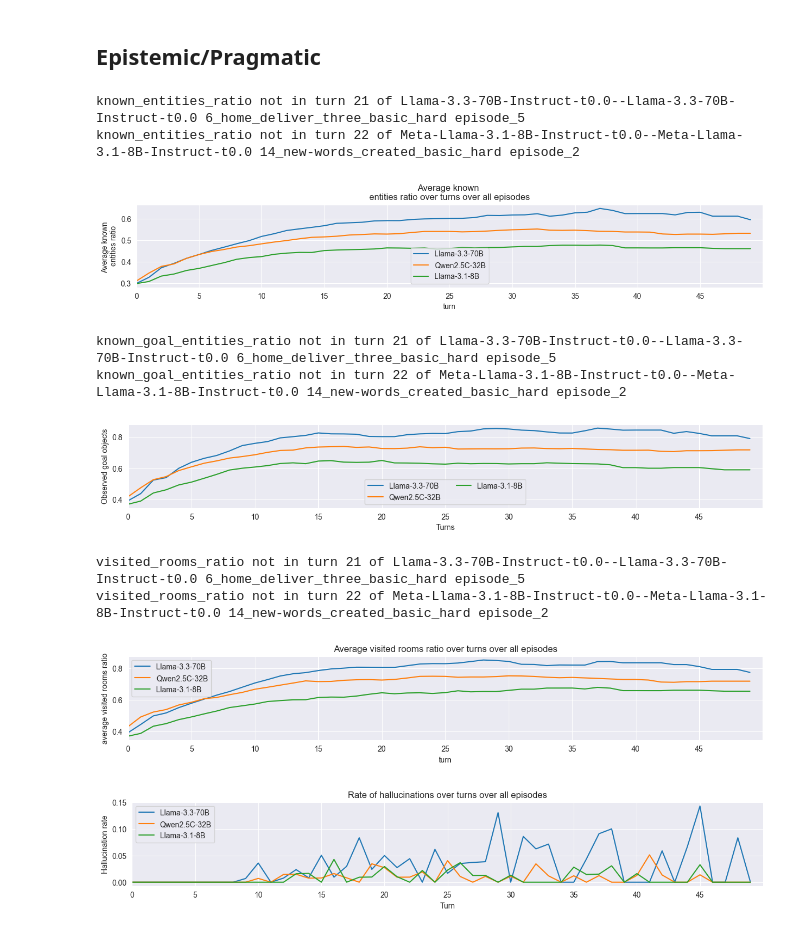
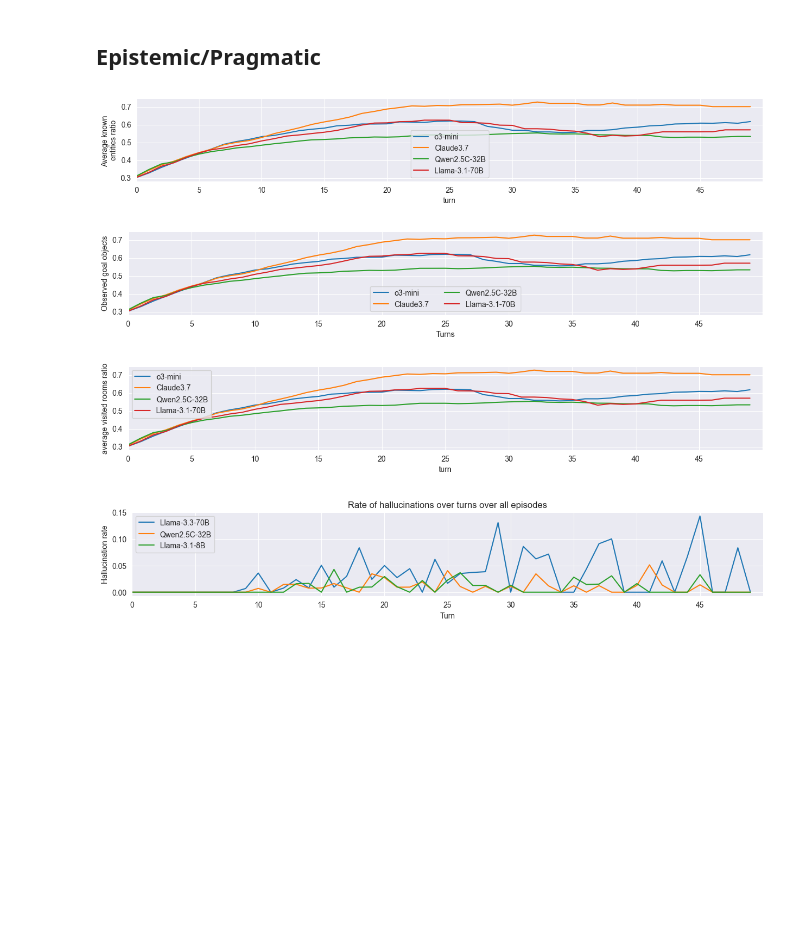
Before and after one commit to jmccardle/AdventureClemGame, a Jupyter notebook: adventuregame_eval_2_3.ipynb, the cells around one changed output. Drawn from its saved outputs; the diff is of its cells as text; code cells hidden in the pictures; blank space fills up the shorter version.

```diff
--- a/adventuregame_eval_2_3.ipynb
+++ b/adventuregame_eval_2_3.ipynb
@@ -1669,40 +1670,41 @@ variants = ["0_home_deliver_three_basic_easy",
 "12_new-words_home-delivery_easy_basic_easy",
 "13_new-words_home-delivery_medium_basic_medium",
 "14_new-words_created_basic_hard"]
 
 fig, ax = plt.subplots(figsize=(15, 2))
 
-# ax.plot(get_avg_turns_score("o3-mini-2025-01-31-t0.0--o3-mini-2025-01-31-t0.0", variants, "known_entities_ratio"), label="o3-mini")
+ax.plot(get_avg_turns_score("o3-mini-2025-01-31-t0.0--o3-mini-2025-01-31-t0.0", variants, "known_entities_ratio"), label="o3-mini")
 # ax.plot(get_avg_turns_score("claude-3-5-sonnet-20241022-t0.0--claude-3-5-sonnet-20241022-t0.0", variants, "known_entities_ratio"), label="Claude3.5")
-ax.plot(get_avg_turns_score("Llama-3.3-70B-Instruct-t0.0--Llama-3.3-70B-Instruct-t0.0", variants, "known_entities_ratio"), label="Llama-3.3-70B")
+ax.plot(get_avg_turns_score("claude-3-7-sonnet-20250219-t0.0--claude-3-7-sonnet-20250219-t0.0", variants, "known_entities_ratio"), label="Claude3.7")
+# ax.plot(get_avg_turns_score("Llama-3.3-70B-Instruct-t0.0--Llama-3.3-70B-Instruct-t0.0", variants, "known_entities_ratio"), label="Llama-3.3-70B")
 ax.plot(get_avg_turns_score("Qwen2.5-Coder-32B-Instruct-t0.0--Qwen2.5-Coder-32B-Instruct-t0.0", variants, "known_entities_ratio"), label="Qwen2.5C-32B")
-ax.plot(get_avg_turns_score("Meta-Llama-3.1-8B-Instruct-t0.0--Meta-Llama-3.1-8B-Instruct-t0.0", variants, "known_entities_ratio"), label="Llama-3.1-8B")
+# ax.plot(get_avg_turns_score("Meta-Llama-3.1-8B-Instruct-t0.0--Meta-Llama-3.1-8B-Instruct-t0.0", variants, "known_entities_ratio"), label="Llama-3.1-8B")
+ax.plot(get_avg_turns_score("Meta-Llama-3.1-70B-Instruct-t0.0--Meta-Llama-3.1-70B-Instruct-t0.0", variants, "known_entities_ratio"), label="Llama-3.1-70B")
 
 metric_name = "known \nentities ratio"
 
 ax.set(xlabel='turn', ylabel=f'Average {metric_name}',
-       title=f'Average {metric_name} over turns over all episodes')
+       # title=f'Average {metric_name} over turns over all episodes'
+       )
 # ax.grid()
 
 plt.xlim([0,50])
 plt.xticks(np.arange(0, 50, step=5))
 
 # plt.ylim([0,0.3])
 # plt.yticks(np.arange(0, 0.25, step=0.2))
 
 
 # plt.legend(bbox_to_anchor=(0.83, 1.1), loc="upper right")
 # plt.legend()
 plt.legend(loc="lower center")
 
 fig.savefig("results/top_models_known_entities_ratio_all.pdf", format="pdf", bbox_inches="tight")
 fig.savefig("results/top_models_known_entities_ratio_all.png")
 
 plt.show()
 # %% [output]
-known_entities_ratio not in turn 21 of Llama-3.3-70B-Instruct-t0.0--Llama-3.3-70B-Instruct-t0.0 6_home_deliver_three_basic_hard episode_5
-known_entities_ratio not in turn 22 of Meta-Llama-3.1-8B-Instruct-t0.0--Meta-Llama-3.1-8B-Instruct-t0.0 14_new-words_created_basic_hard episode_2
-[figure, old version]
+[figure, new version]
 # %%
 variants = ["0_home_deliver_three_basic_easy",
 "1_home_deliver_three_basic_preexplore_easy",
@@ -1724,11 +1726,13 @@ fig, ax = plt.subplots(figsize=(15, 2))
 
 metric = "known_goal_entities_ratio"
 
-# ax.plot(get_avg_turns_score("o3-mini-2025-01-31-t0.0--o3-mini-2025-01-31-t0.0", variants, metric), label="o3-mini")
-# ax.plot(get_avg_turns_score("claude-3-5-sonnet-20241022-t0.0--claude-3-5-sonnet-20241022-t0.0", variants, metric), label="Claude3.5")
-ax.plot(get_avg_turns_score("Llama-3.3-70B-Instruct-t0.0--Llama-3.3-70B-Instruct-t0.0", variants, metric), label="Llama-3.3-70B")
-ax.plot(get_avg_turns_score("Qwen2.5-Coder-32B-Instruct-t0.0--Qwen2.5-Coder-32B-Instruct-t0.0", variants, metric), label="Qwen2.5C-32B")
-ax.plot(get_avg_turns_score("Meta-Llama-3.1-8B-Instruct-t0.0--Meta-Llama-3.1-8B-Instruct-t0.0", variants, metric), label="Llama-3.1-8B")
+ax.plot(get_avg_turns_score("o3-mini-2025-01-31-t0.0--o3-mini-2025-01-31-t0.0", variants, "known_entities_ratio"), label="o3-mini")
+# ax.plot(get_avg_turns_score("claude-3-5-sonnet-20241022-t0.0--claude-3-5-sonnet-20241022-t0.0", variants, "known_entities_ratio"), label="Claude3.5")
+ax.plot(get_avg_turns_score("claude-3-7-sonnet-20250219-t0.0--claude-3-7-sonnet-20250219-t0.0", variants, "known_entities_ratio"), label="Claude3.7")
+# ax.plot(get_avg_turns_score("Llama-3.3-70B-Instruct-t0.0--Llama-3.3-70B-Instruct-t0.0", variants, "known_entities_ratio"), label="Llama-3.3-70B")
+ax.plot(get_avg_turns_score("Qwen2.5-Coder-32B-Instruct-t0.0--Qwen2.5-Coder-32B-Instruct-t0.0", variants, "known_entities_ratio"), label="Qwen2.5C-32B")
+# ax.plot(get_avg_turns_score("Meta-Llama-3.1-8B-Instruct-t0.0--Meta-Llama-3.1-8B-Instruct-t0.0", variants, "known_entities_ratio"), label="Llama-3.1-8B")
+ax.plot(get_avg_turns_score("Meta-Llama-3.1-70B-Instruct-t0.0--Meta-Llama-3.1-70B-Instruct-t0.0", variants, "known_entities_ratio"), label="Llama-3.1-70B")
 
 metric_name = "Observed goal objects"
 
@@ -1747,9 +1751,7 @@ fig.savefig("results/known_goal_entities_ratio.png")
 
 plt.show()
 # %% [output]
-known_goal_entities_ratio not in turn 21 of Llama-3.3-70B-Instruct-t0.0--Llama-3.3-70B-Instruct-t0.0 6_home_deliver_three_basic_hard episode_5
-known_goal_entities_ratio not in turn 22 of Meta-Llama-3.1-8B-Instruct-t0.0--Meta-Llama-3.1-8B-Instruct-t0.0 14_new-words_created_basic_hard episode_2
-[figure, old version]
+[figure, new version]
 # %%
 variants = ["0_home_deliver_three_basic_easy",
 "1_home_deliver_three_basic_preexplore_easy",
@@ -1771,16 +1773,19 @@ fig, ax = plt.subplots(figsize=(15, 2))
 
 metric = "visited_rooms_ratio"
 
-# ax.plot(get_avg_turns_score("o3-mini-2025-01-31-t0.0--o3-mini-2025-01-31-t0.0", variants, metric), label="o3-mini")
-# ax.plot(get_avg_turns_score("claude-3-5-sonnet-20241022-t0.0--claude-3-5-sonnet-20241022-t0.0", variants, metric), label="Claude3.5")
-ax.plot(get_avg_turns_score("Llama-3.3-70B-Instruct-t0.0--Llama-3.3-70B-Instruct-t0.0", variants, metric), label="Llama-3.3-70B")
-ax.plot(get_avg_turns_score("Qwen2.5-Coder-32B-Instruct-t0.0--Qwen2.5-Coder-32B-Instruct-t0.0", variants, metric), label="Qwen2.5C-32B")
-ax.plot(get_avg_turns_score("Meta-Llama-3.1-8B-Instruct-t0.0--Meta-Llama-3.1-8B-Instruct-t0.0", variants, metric), label="Llama-3.1-8B")
+ax.plot(get_avg_turns_score("o3-mini-2025-01-31-t0.0--o3-mini-2025-01-31-t0.0", variants, "known_entities_ratio"), label="o3-mini")
+# ax.plot(get_avg_turns_score("claude-3-5-sonnet-20241022-t0.0--claude-3-5-sonnet-20241022-t0.0", variants, "known_entities_ratio"), label="Claude3.5")
+ax.plot(get_avg_turns_score("claude-3-7-sonnet-20250219-t0.0--claude-3-7-sonnet-20250219-t0.0", variants, "known_entities_ratio"), label="Claude3.7")
+# ax.plot(get_avg_turns_score("Llama-3.3-70B-Instruct-t0.0--Llama-3.3-70B-Instruct-t0.0", variants, "known_entities_ratio"), label="Llama-3.3-70B")
+ax.plot(get_avg_turns_score("Qwen2.5-Coder-32B-Instruct-t0.0--Qwen2.5-Coder-32B-Instruct-t0.0", variants, "known_entities_ratio"), label="Qwen2.5C-32B")
+# ax.plot(get_avg_turns_score("Meta-Llama-3.1-8B-Instruct-t0.0--Meta-Llama-3.1-8B-Instruct-t0.0", variants, "known_entities_ratio"), label="Llama-3.1-8B")
+ax.plot(get_avg_turns_score("Meta-Llama-3.1-70B-Instruct-t0.0--Meta-Llama-3.1-70B-Instruct-t0.0", variants, "known_entities_ratio"), label="Llama-3.1-70B")
 
 metric_name = "visited rooms ratio"
 
 ax.set(xlabel='turn', ylabel=f'average {metric_name}',
-       title=f'Average {metric_name} over turns over all episodes')
+       # title=f'Average {metric_name} over turns over all episodes'
+       )
 # ax.grid()
 
 plt.xlim([0,50])
@@ -1793,9 +1798,7 @@ fig.savefig("results/top_models_visited_rooms_ratio_all.png")
 
 plt.show()
 # %% [output]
-visited_rooms_ratio not in turn 21 of Llama-3.3-70B-Instruct-t0.0--Llama-3.3-70B-Instruct-t0.0 6_home_deliver_three_basic_hard episode_5
-visited_rooms_ratio not in turn 22 of Meta-Llama-3.1-8B-Instruct-t0.0--Meta-Llama-3.1-8B-Instruct-t0.0 14_new-words_created_basic_hard episode_2
-[figure, old version]
+[figure, new version]
 # %%
 variants = ["0_home_deliver_three_basic_easy",
 "1_home_deliver_three_basic_preexplore_easy",
```
Also changed, not shown: parts of 8 cells of this notebook.
